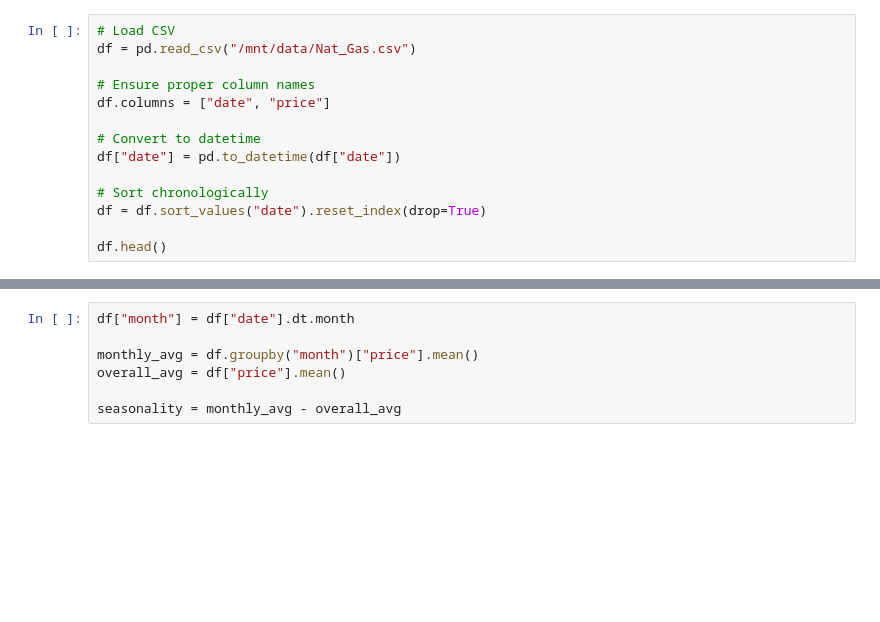
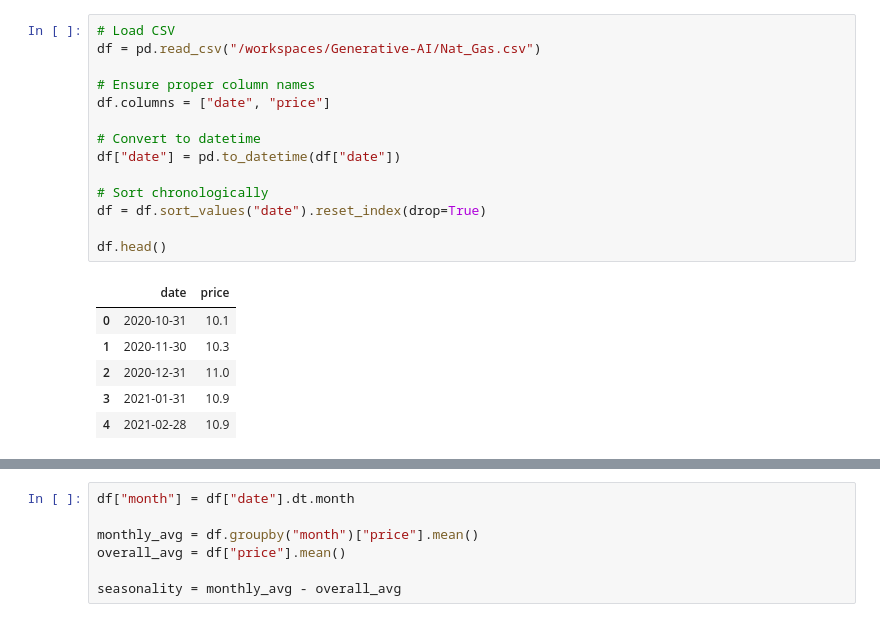
Before and after one commit to AdarshKS786/Generative-AI, a Jupyter notebook: data.ipynb, the cells around one changed output, grey strips where cells are left out. Saved outputs shown, nothing was run; the diff lists cells and outputs as text; blank space fills up the shorter version.

Commit message:
Add notebooks and gas price analysis results

```diff
--- a/data.ipynb
+++ b/data.ipynb
@@ -8,17 +38,24 @@ ModuleNotFoundError: No module named 'matplotlib'
 # %%
 # Load CSV
-df = pd.read_csv("/mnt/data/Nat_Gas.csv")
+df = pd.read_csv("/workspaces/Generative-AI/Nat_Gas.csv")
 
 # Ensure proper column names
 df.columns = ["date", "price"]
 
 # Convert to datetime
 df["date"] = pd.to_datetime(df["date"])
 
 # Sort chronologically
 df = df.sort_values("date").reset_index(drop=True)
 
 df.head()
+# %% [output]
+|  | date | price |
+| 0 | 2020-10-31 | 10.1 |
+| 1 | 2020-11-30 | 10.3 |
+| 2 | 2020-12-31 | 11.0 |
+| 3 | 2021-01-31 | 10.9 |
+| 4 | 2021-02-28 | 10.9 |
 # %%
 plt.figure(figsize=(10,5))
 plt.plot(df["date"], df["price"], marker="o")
```
Also changed, not shown: parts of 6 cells of this notebook, 4 other files.
